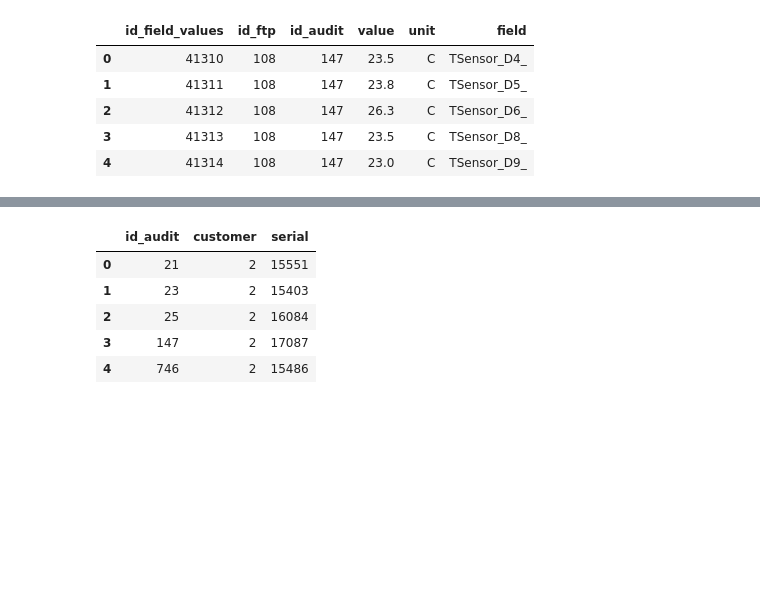
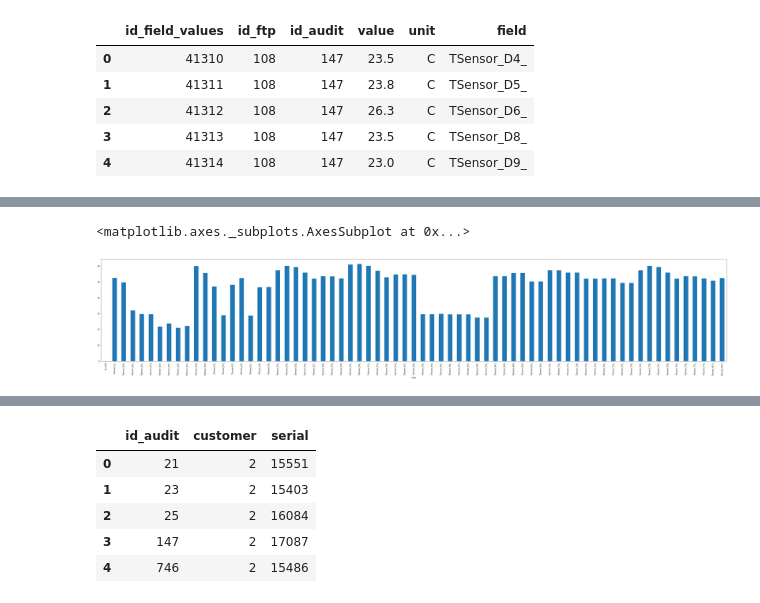
Before and after one commit to lingouzhu/AICampus, a Jupyter notebook: project5Sensors/exploreSensorsDataset.ipynb, the cells around one changed output, grey strips where cells are left out. Saved outputs shown, nothing was run; the diff lists cells and outputs as text; code cells hidden in the pictures; blank space fills up the shorter version.

```diff
--- a/project5Sensors/exploreSensorsDataset.ipynb
+++ b/project5Sensors/exploreSensorsDataset.ipynb
@@ -36,0 +76,3 @@ ds1radiotemp.pivot_table(index=['id_audit'], columns=['field'],values=['value'])
+# %%
+abc_nod4 = abc.drop(['TSensor_D4_','TSensor_R51_','TSensor_R52_'], axis=1)
+abc_nod4.id_audit = abc_nod4.id_audit.astype(str)
@@ -36,0 +88,8 @@ ds1radiotemp.pivot_table(index=['id_audit'], columns=['field'],values=['value'])
+# %%
+fig, ax = plt.subplots(figsize=(60,10))
+ax = plt.axes(yscale='linear')
+ax.grid();
+abc_nod4.mean().plot(kind="bar",ax=ax)
+# %% [output]
+<matplotlib.axes._subplots.AxesSubplot at 0x...>
+[figure, added]
```
Also changed, not shown: parts of 88 cells of this notebook.
